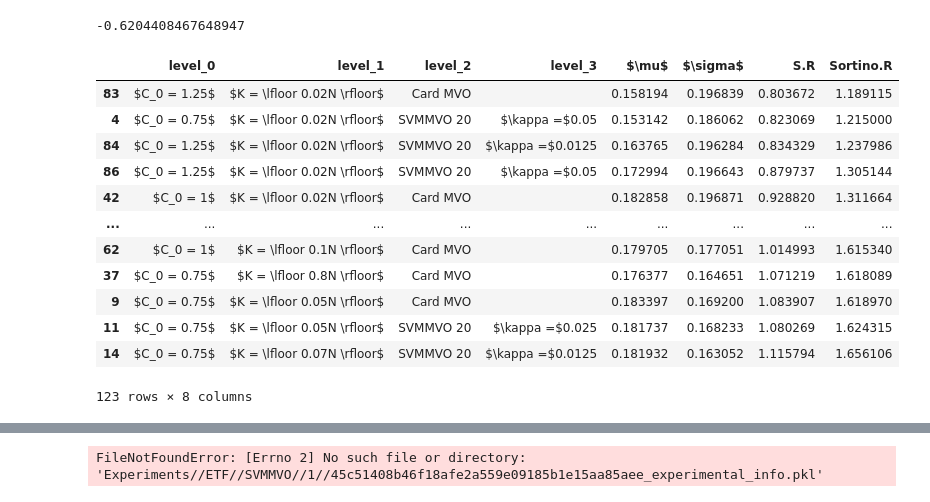
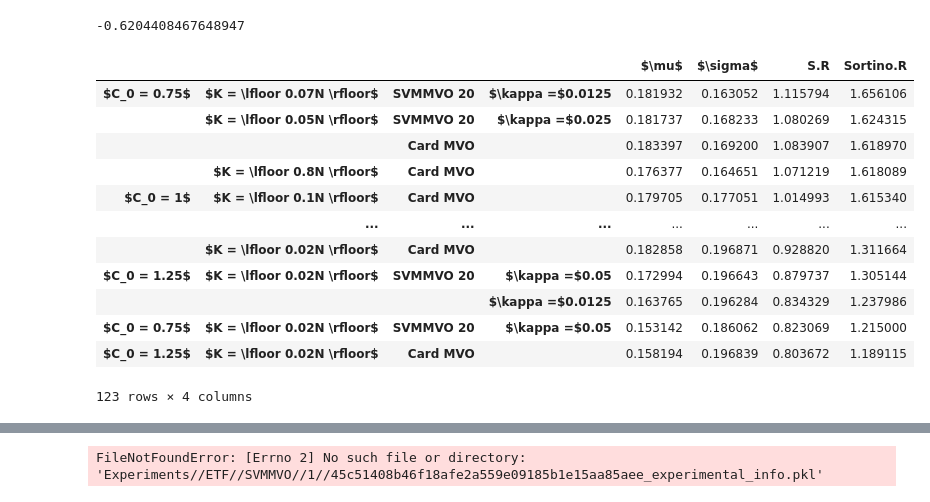
Before and after one commit to davidislip/support_vector_risk_machine, a Jupyter notebook: Results.ipynb, the cells around one changed output, grey strips where cells are left out. Cells and saved outputs as stored; diff of their text form; code cells hidden in the pictures.

```diff
--- a/Results.ipynb
+++ b/Results.ipynb
@@ -642,22 +646,20 @@ def make_stats_table(CardMVO_results, MVO_results, SVMMVO_results_q,
 # %%
 df = make_stats_table(CardMVO_results, MVO_results, SVMMVO_results_q,
                              turnover_limits, cardinality_ratios, q, kappas_plot, riskFree)
-
-df.reset_index().sort_values(by = 'Sortino.R')
 # %% [output]
-|  | level_0 | level_1 | level_2 | level_3 | $\mu$ | $\sigma$ | S.R | Sortino.R |
-| 83 | $C_0 = 1.25$ | $K = \lfloor 0.02N \rfloor$ | Card MVO |  | 0.158194 | 0.196839 | 0.803672 | 1.189115 |
-| 4 | $C_0 = 0.75$ | $K = \lfloor 0.02N \rfloor$ | SVMMVO 20 | $\kappa =$0.05 | 0.153142 | 0.186062 | 0.823069 | 1.215000 |
-| 84 | $C_0 = 1.25$ | $K = \lfloor 0.02N \rfloor$ | SVMMVO 20 | $\kappa =$0.0125 | 0.163765 | 0.196284 | 0.834329 | 1.237986 |
-| 86 | $C_0 = 1.25$ | $K = \lfloor 0.02N \rfloor$ | SVMMVO 20 | $\kappa =$0.05 | 0.172994 | 0.196643 | 0.879737 | 1.305144 |
-| 42 | $C_0 = 1$ | $K = \lfloor 0.02N \rfloor$ | Card MVO |  | 0.182858 | 0.196871 | 0.928820 | 1.311664 |
-| ... | ... | ... | ... | ... | ... | ... | ... | ... |
-| 62 | $C_0 = 1$ | $K = \lfloor 0.1N \rfloor$ | Card MVO |  | 0.179705 | 0.177051 | 1.014993 | 1.615340 |
-| 37 | $C_0 = 0.75$ | $K = \lfloor 0.8N \rfloor$ | Card MVO |  | 0.176377 | 0.164651 | 1.071219 | 1.618089 |
-| 9 | $C_0 = 0.75$ | $K = \lfloor 0.05N \rfloor$ | Card MVO |  | 0.183397 | 0.169200 | 1.083907 | 1.618970 |
-| 11 | $C_0 = 0.75$ | $K = \lfloor 0.05N \rfloor$ | SVMMVO 20 | $\kappa =$0.025 | 0.181737 | 0.168233 | 1.080269 | 1.624315 |
-| 14 | $C_0 = 0.75$ | $K = \lfloor 0.07N \rfloor$ | SVMMVO 20 | $\kappa =$0.0125 | 0.181932 | 0.163052 | 1.115794 | 1.656106 |
+|  |  |  |  | $\mu$ | $\sigma$ | S.R | Sortino.R |
+| $C_0 = 0.75$ | $K = \lfloor 0.07N \rfloor$ | SVMMVO 20 | $\kappa =$0.0125 | 0.181932 | 0.163052 | 1.115794 | 1.656106 |
+|  | $K = \lfloor 0.05N \rfloor$ | SVMMVO 20 | $\kappa =$0.025 | 0.181737 | 0.168233 | 1.080269 | 1.624315 |
+|  |  | Card MVO |  | 0.183397 | 0.169200 | 1.083907 | 1.618970 |
+|  | $K = \lfloor 0.8N \rfloor$ | Card MVO |  | 0.176377 | 0.164651 | 1.071219 | 1.618089 |
+| $C_0 = 1$ | $K = \lfloor 0.1N \rfloor$ | Card MVO |  | 0.179705 | 0.177051 | 1.014993 | 1.615340 |
+|  | ... | ... | ... | ... | ... | ... | ... |
+|  | $K = \lfloor 0.02N \rfloor$ | Card MVO |  | 0.182858 | 0.196871 | 0.928820 | 1.311664 |
+| $C_0 = 1.25$ | $K = \lfloor 0.02N \rfloor$ | SVMMVO 20 | $\kappa =$0.05 | 0.172994 | 0.196643 | 0.879737 | 1.305144 |
+|  |  |  | $\kappa =$0.0125 | 0.163765 | 0.196284 | 0.834329 | 1.237986 |
+| $C_0 = 0.75$ | $K = \lfloor 0.02N \rfloor$ | SVMMVO 20 | $\kappa =$0.05 | 0.153142 | 0.186062 | 0.823069 | 1.215000 |
+| $C_0 = 1.25$ | $K = \lfloor 0.02N \rfloor$ | Card MVO |  | 0.158194 | 0.196839 | 0.803672 | 1.189115 |
-123 rows × 8 columns
+123 rows × 4 columns
 # %%
 df.stack().unstack(level = 0).unstack(level = -1).to_csv("results/SVMMVO_"+universe + "_" + str(q) + ".csv")
 # %%
```
Also changed, not shown: parts of 2 cells of this notebook, 2 other files.
